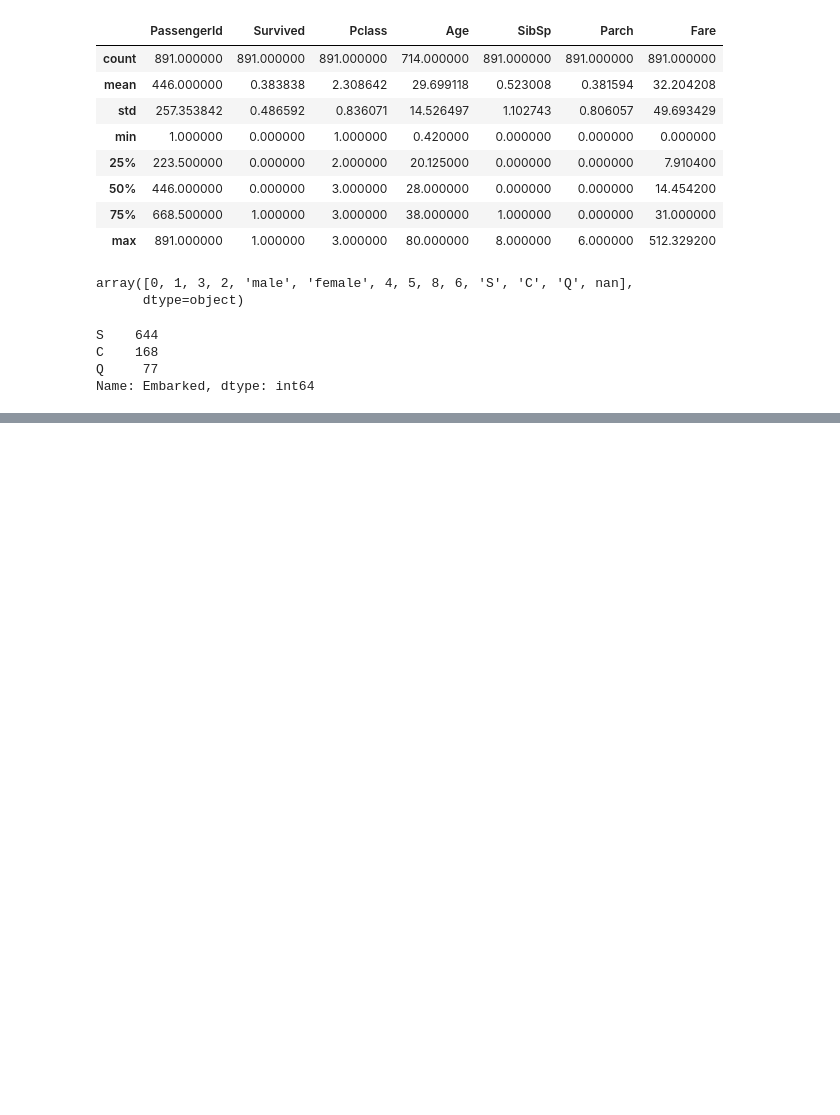
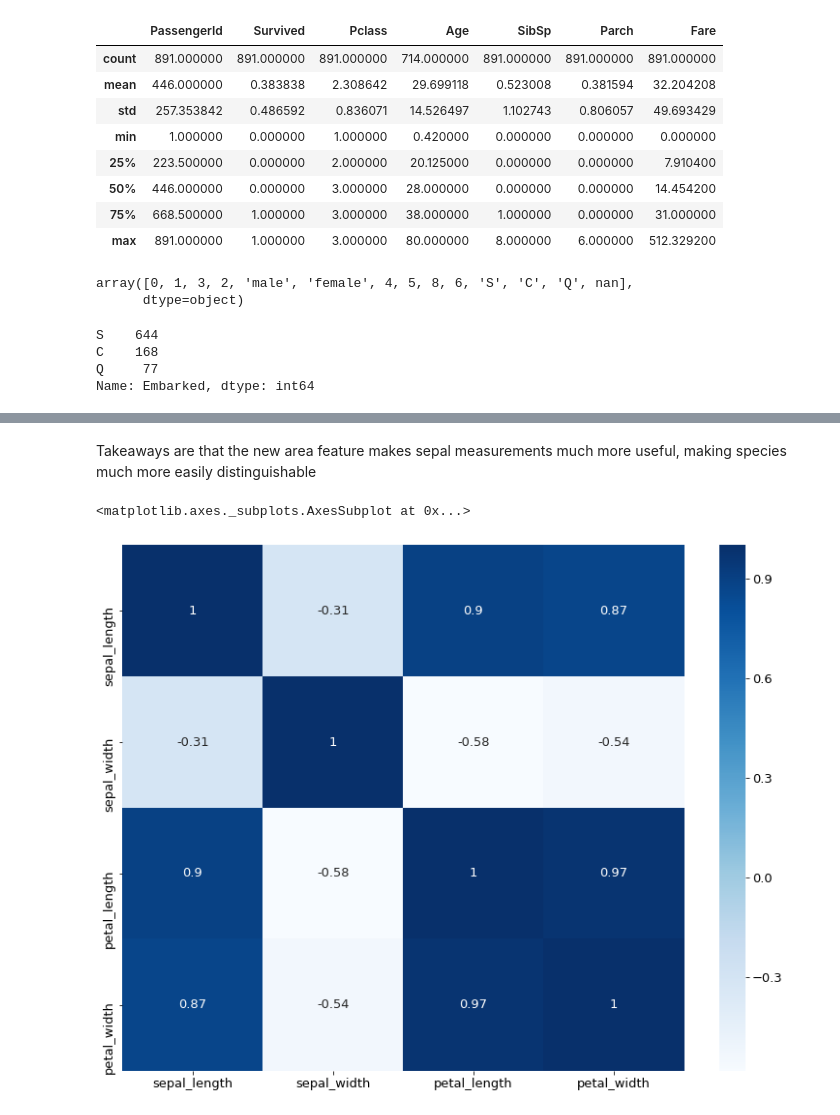
Before and after one commit to CameronGTaylor/ds-methodologies-exercises, a Jupyter notebook: classification/classification_exercises.ipynb, the cells around one changed output, grey strips where cells are left out. Cells and saved outputs as stored; diff of their text form; code cells hidden in the pictures; blank space fills up the shorter version.

```diff
--- a/classification/classification_exercises.ipynb
+++ b/classification/classification_exercises.ipynb
@@ -172,0 +242,8 @@ Name: Embarked, dtype: int64
+# %% [markdown]
+Takeaways are that the new area feature makes sepal measurements much more useful, making species much more easily distinguishable
+# %%
+R = train.corr()
+sns.heatmap(R, annot=True, cmap='Blues')
+# %% [output]
+<matplotlib.axes._subplots.AxesSubplot at 0x...>
+[figure, added]
```
Also changed, not shown: parts of 16 cells of this notebook.
